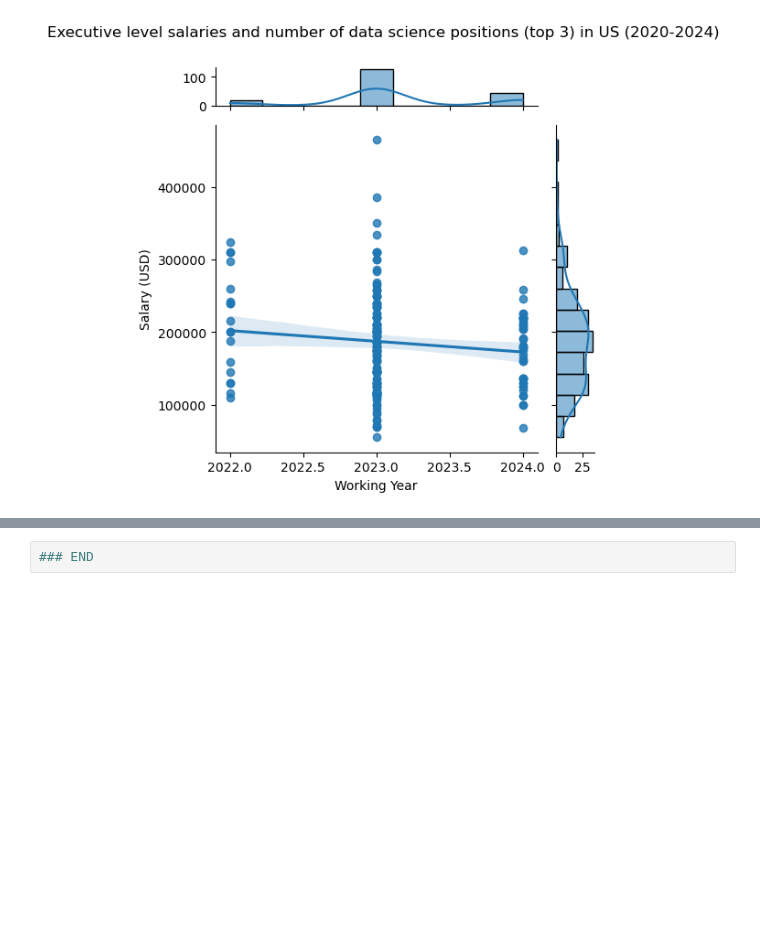
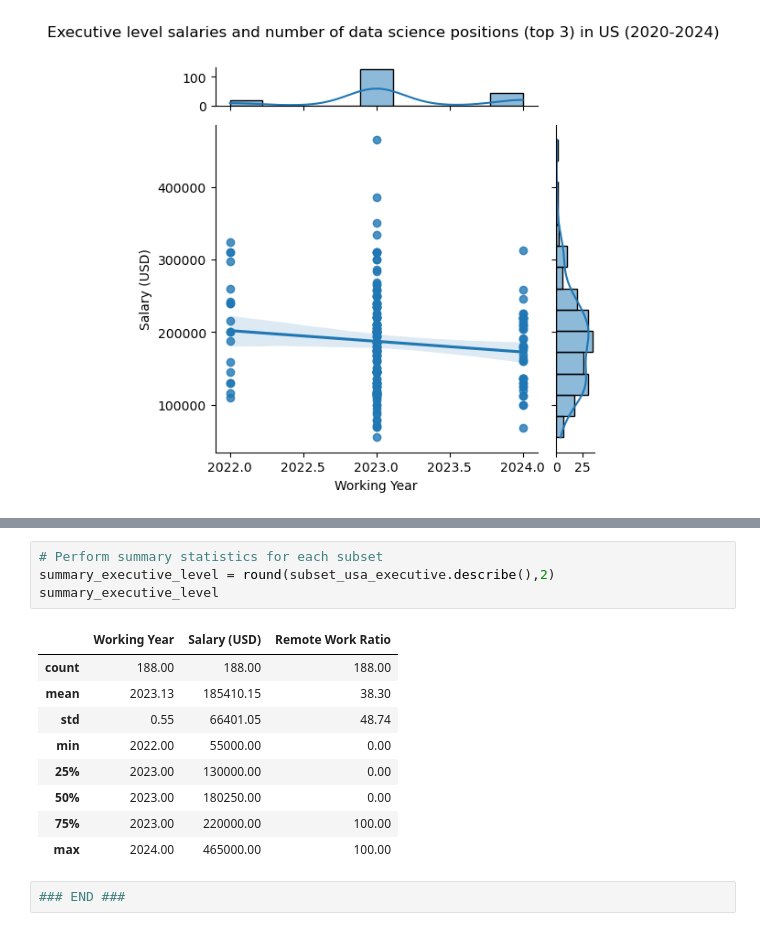
Before and after one commit to chadhollman/data-analyst-job-trends-2020-2024, a Jupyter notebook: linear_regression_analysis.ipynb, the cells around one changed output, grey strips where cells are left out. Drawn from its saved outputs; the diff is of its cells as text; blank space fills up the shorter version.

```diff
--- a/linear_regression_analysis.ipynb
+++ b/linear_regression_analysis.ipynb
@@ -283,2 +325,16 @@ joint_plot_executive.savefig("linear_regression_plots/jointplot_executive.png",
+# %%
+# Perform summary statistics for each subset
+summary_executive_level = round(subset_usa_executive.describe(),2)
+summary_executive_level
+# %% [output]
+|  | Working Year | Salary (USD) | Remote Work Ratio |
+| count | 188.00 | 188.00 | 188.00 |
+| mean | 2023.13 | 185410.15 | 38.30 |
+| std | 0.55 | 66401.05 | 48.74 |
+| min | 2022.00 | 55000.00 | 0.00 |
+| 25% | 2023.00 | 130000.00 | 0.00 |
+| 50% | 2023.00 | 180250.00 | 0.00 |
+| 75% | 2023.00 | 220000.00 | 100.00 |
+| max | 2024.00 | 465000.00 | 100.00 |
 # %%
-### END
+### END ###
```
Also changed, not shown: parts of 3 cells of this notebook, 1 other file.
